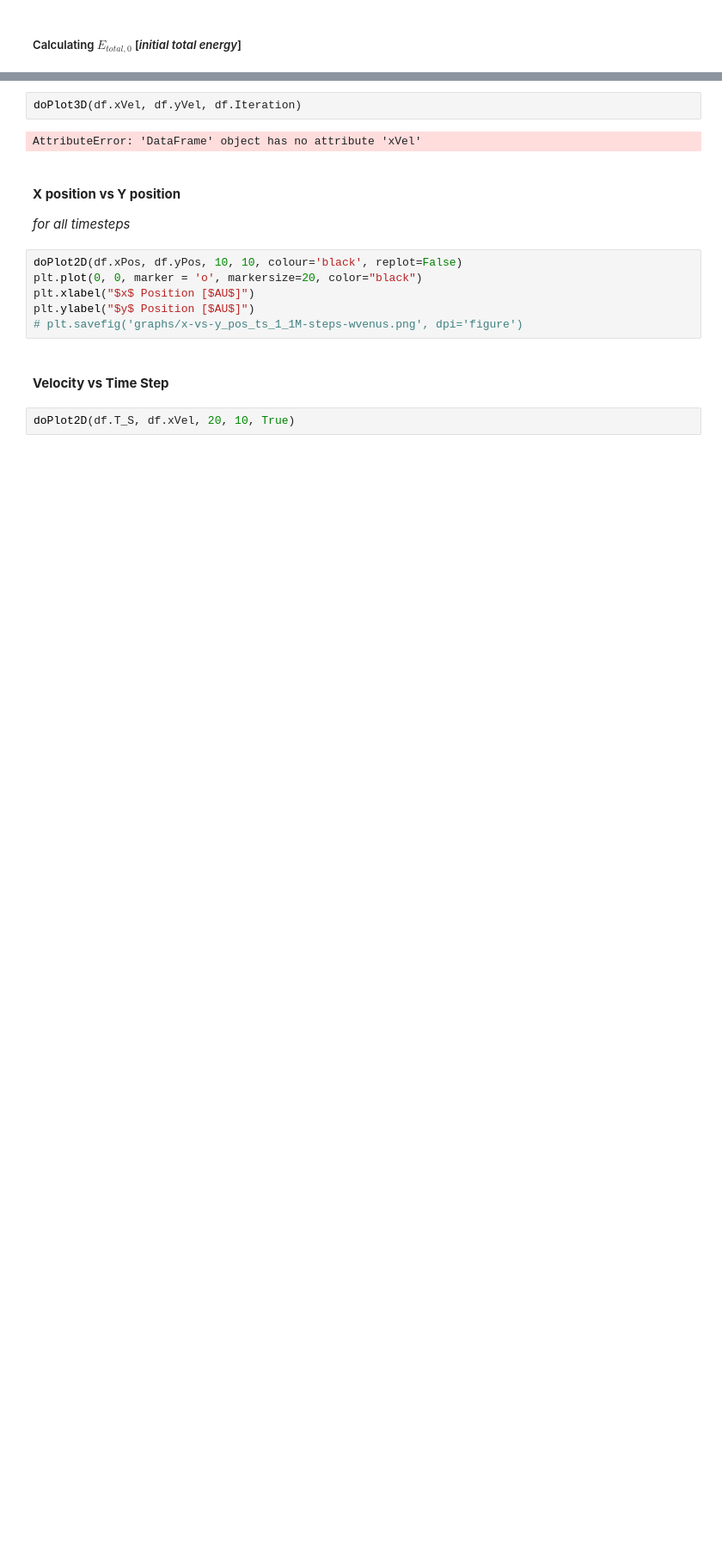
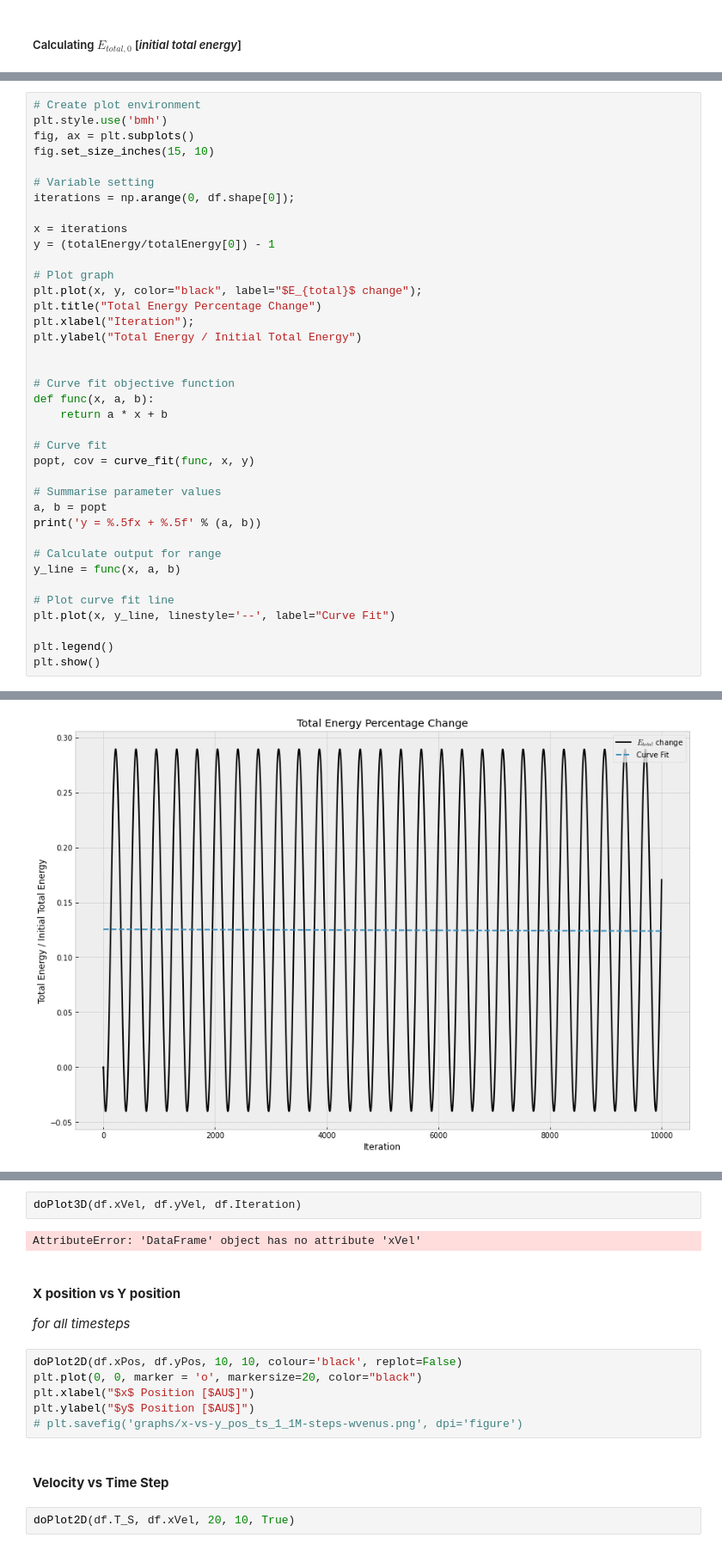
Before and after one commit to quartzar/n-body-cuda, a Jupyter notebook: PYnalaysis.ipynb, the cells around one changed output, grey strips where cells are left out. Shown: that part at 86% size. Cells and saved outputs as stored; diff of their text form; blank space fills up the shorter version.

```diff
--- a/PYnalaysis.ipynb
+++ b/PYnalaysis.ipynb
@@ -138,0 +207,39 @@ print(totalE0)
+# %%
+# Create plot environment
+plt.style.use('bmh')
+fig, ax = plt.subplots()
+fig.set_size_inches(15, 10)
+
+# Variable setting
+iterations = np.arange(0, df.shape[0]);
+
+x = iterations
+y = (totalEnergy/totalEnergy[0]) - 1
+
+# Plot graph
+plt.plot(x, y, color="black", label="$E_{total}$ change");
+plt.title("Total Energy Percentage Change")
+plt.xlabel("Iteration");
+plt.ylabel("Total Energy / Initial Total Energy")
+
+
+# Curve fit objective function
+def func(x, a, b):
+    return a * x + b
+
+# Curve fit
+popt, cov = curve_fit(func, x, y)
+
+# Summarise parameter values
+a, b = popt
+print('y = %.5fx + %.5f' % (a, b))
+
+# Calculate output for range
+y_line = func(x, a, b)
+
+# Plot curve fit line
+plt.plot(x, y_line, linestyle='--', label="Curve Fit")
+
+plt.legend()
+plt.show()
+# %% [output]
@@ -138,0 +247 @@ print(totalE0)
+[figure, added]
```
Also changed, not shown: parts of 22 cells of this notebook, 9 other files.
